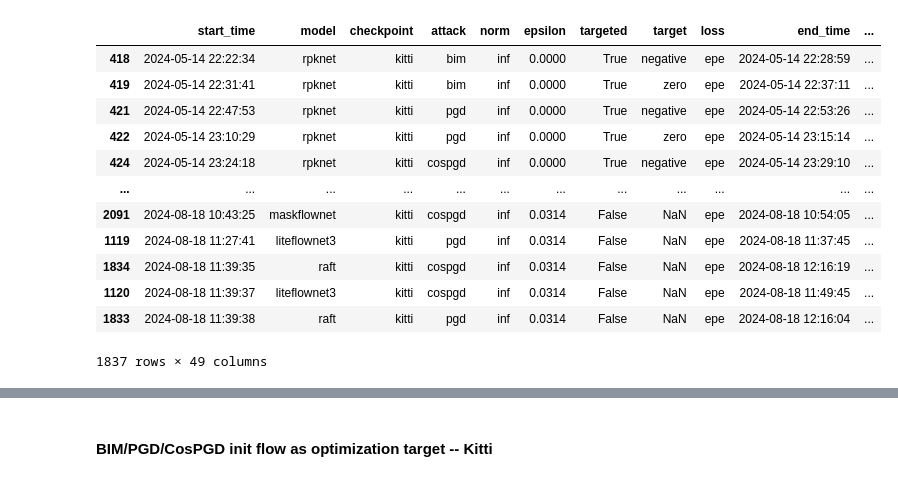
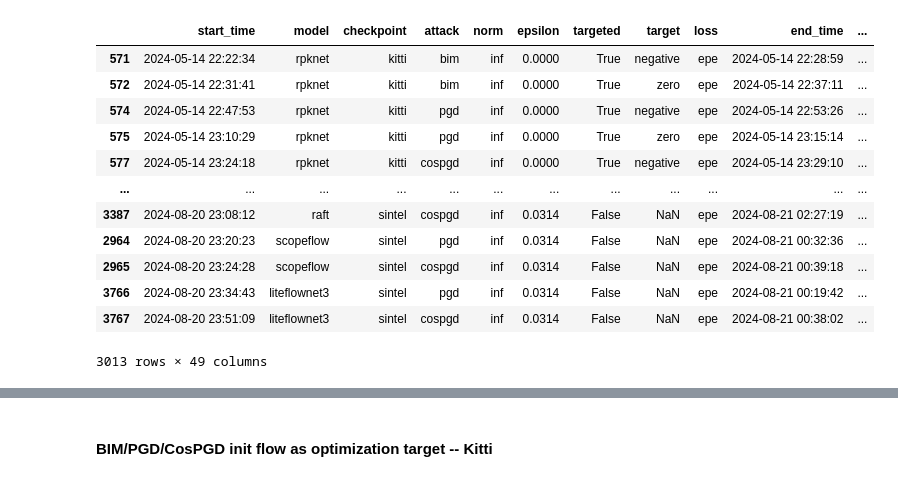
Before and after one commit to shashankskagnihotri/benchmarking_robustness, a Jupyter notebook: optical_flow_estimation/outputs/eval_init_flow.ipynb, the cells around one changed output, grey strips where cells are left out. Cells and saved outputs as stored; diff of their text form; code cells hidden in the pictures.

```diff
--- a/optical_flow_estimation/outputs/eval_init_flow.ipynb
+++ b/optical_flow_estimation/outputs/eval_init_flow.ipynb
@@ -15,7 +15,7 @@ directory_path = 'validate/'
 all_experiments = []
 
 # Iterate through all JSON files in the directory
-for file_path in glob.glob(os.path.join(directory_path, '*_kitti/metrics_kitti-2015.json'), recursive=True):
+for file_path in glob.glob(os.path.join(directory_path, '*/metrics_*.json'), recursive=True):
     with open(file_path, 'r') as file:
         data = json.load(file)
 
@@ -62,45 +62,45 @@ for attack in attack_types:
 
 # Combine all new entries into a single DataFrame
 new_entries_df = pd.concat(new_entries)
 
 # Combine the new entries with the original DataFrame
 result_df = pd.concat([df, new_entries_df])
 
 
 # Keep only most recent results
 # Convert 'start_time' to datetime
 df['start_time'] = pd.to_datetime(df['start_time'])
 
 # Sort the DataFrame by 'start_time'
 df = df.sort_values(by='start_time')
 
 # Drop duplicates, keeping the most recent entry for each combination of specified columns
 unique_columns = ['model', 'checkpoint', 'attack', 'targeted', 'target', 'dataset', 'norm', 'epsilon', 'iterations', 'alpha', 'optim']
 df = df.drop_duplicates(subset=unique_columns, keep='last')
 
 
 # Replace optim=NaN with ground truth
 df['optim'] = df['optim'].fillna("ground_truth")
 
 # Replace ms with ms_raft+
 df['model'] = df['model'].replace('ms', 'ms_raft+')
 
 
 df
 # %% [output]
 |  | start_time | model | checkpoint | attack | norm | epsilon | targeted | target | loss | end_time | ... |
-| 418 | 2024-05-14 22:22:34 | rpknet | kitti | bim | inf | 0.0000 | True | negative | epe | 2024-05-14 22:28:59 | ... |
-| 419 | 2024-05-14 22:31:41 | rpknet | kitti | bim | inf | 0.0000 | True | zero | epe | 2024-05-14 22:37:11 | ... |
-| 421 | 2024-05-14 22:47:53 | rpknet | kitti | pgd | inf | 0.0000 | True | negative | epe | 2024-05-14 22:53:26 | ... |
-| 422 | 2024-05-14 23:10:29 | rpknet | kitti | pgd | inf | 0.0000 | True | zero | epe | 2024-05-14 23:15:14 | ... |
-| 424 | 2024-05-14 23:24:18 | rpknet | kitti | cospgd | inf | 0.0000 | True | negative | epe | 2024-05-14 23:29:10 | ... |
+| 571 | 2024-05-14 22:22:34 | rpknet | kitti | bim | inf | 0.0000 | True | negative | epe | 2024-05-14 22:28:59 | ... |
+| 572 | 2024-05-14 22:31:41 | rpknet | kitti | bim | inf | 0.0000 | True | zero | epe | 2024-05-14 22:37:11 | ... |
+| 574 | 2024-05-14 22:47:53 | rpknet | kitti | pgd | inf | 0.0000 | True | negative | epe | 2024-05-14 22:53:26 | ... |
+| 575 | 2024-05-14 23:10:29 | rpknet | kitti | pgd | inf | 0.0000 | True | zero | epe | 2024-05-14 23:15:14 | ... |
+| 577 | 2024-05-14 23:24:18 | rpknet | kitti | cospgd | inf | 0.0000 | True | negative | epe | 2024-05-14 23:29:10 | ... |
 | ... | ... | ... | ... | ... | ... | ... | ... | ... | ... | ... | ... |
-| 2091 | 2024-08-18 10:43:25 | maskflownet | kitti | cospgd | inf | 0.0314 | False | NaN | epe | 2024-08-18 10:54:05 | ... |
-| 1119 | 2024-08-18 11:27:41 | liteflownet3 | kitti | pgd | inf | 0.0314 | False | NaN | epe | 2024-08-18 11:37:45 | ... |
-| 1834 | 2024-08-18 11:39:35 | raft | kitti | cospgd | inf | 0.0314 | False | NaN | epe | 2024-08-18 12:16:19 | ... |
-| 1120 | 2024-08-18 11:39:37 | liteflownet3 | kitti | cospgd | inf | 0.0314 | False | NaN | epe | 2024-08-18 11:49:45 | ... |
-| 1833 | 2024-08-18 11:39:38 | raft | kitti | pgd | inf | 0.0314 | False | NaN | epe | 2024-08-18 12:16:04 | ... |
+| 3387 | 2024-08-20 23:08:12 | raft | sintel | cospgd | inf | 0.0314 | False | NaN | epe | 2024-08-21 02:27:19 | ... |
+| 2964 | 2024-08-20 23:20:23 | scopeflow | sintel | pgd | inf | 0.0314 | False | NaN | epe | 2024-08-21 00:32:36 | ... |
+| 2965 | 2024-08-20 23:24:28 | scopeflow | sintel | cospgd | inf | 0.0314 | False | NaN | epe | 2024-08-21 00:39:18 | ... |
+| 3766 | 2024-08-20 23:34:43 | liteflownet3 | sintel | pgd | inf | 0.0314 | False | NaN | epe | 2024-08-21 00:19:42 | ... |
+| 3767 | 2024-08-20 23:51:09 | liteflownet3 | sintel | cospgd | inf | 0.0314 | False | NaN | epe | 2024-08-21 00:38:02 | ... |
-1837 rows × 49 columns
+3013 rows × 49 columns
 # %%
 # Directory containing the JSON files
 directory_path = 'validate/'
```
Also changed, not shown: parts of 7 cells of this notebook.
